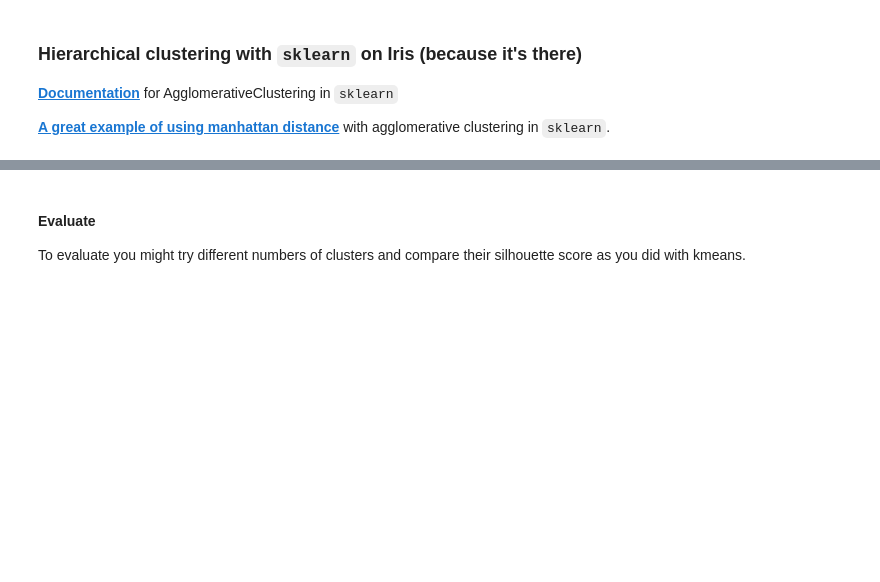
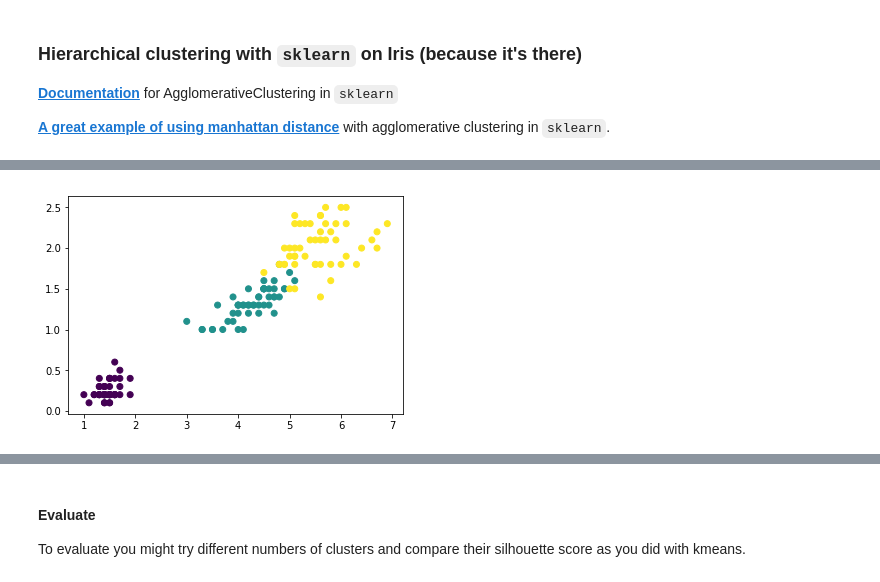
Before and after one commit to nedaresa/hierarchical_clustering, a Jupyter notebook: HierarchicalClustering_edited-by-gd.ipynb, the cells around one changed output, grey strips where cells are left out. Cells and saved outputs as stored; diff of their text form; code cells hidden in the pictures; blank space fills up the shorter version.

```diff
--- a/HierarchicalClustering_edited-by-gd.ipynb
+++ b/HierarchicalClustering_edited-by-gd.ipynb
@@ -203,5 +246,7 @@ y_iris = iris.target
 # %%
-plt.scatter(X_iris[:,0],X_iris[:,2], c=y_iris);
+plt.scatter(X_iris[:,2],X_iris[:,3], c=y_iris);
+# %% [output]
+[figure, added]
 # %%
 iris_cluster = AgglomerativeClustering(n_clusters=3)
 iris_cluster
```
Also changed, not shown: parts of 15 cells of this notebook.
